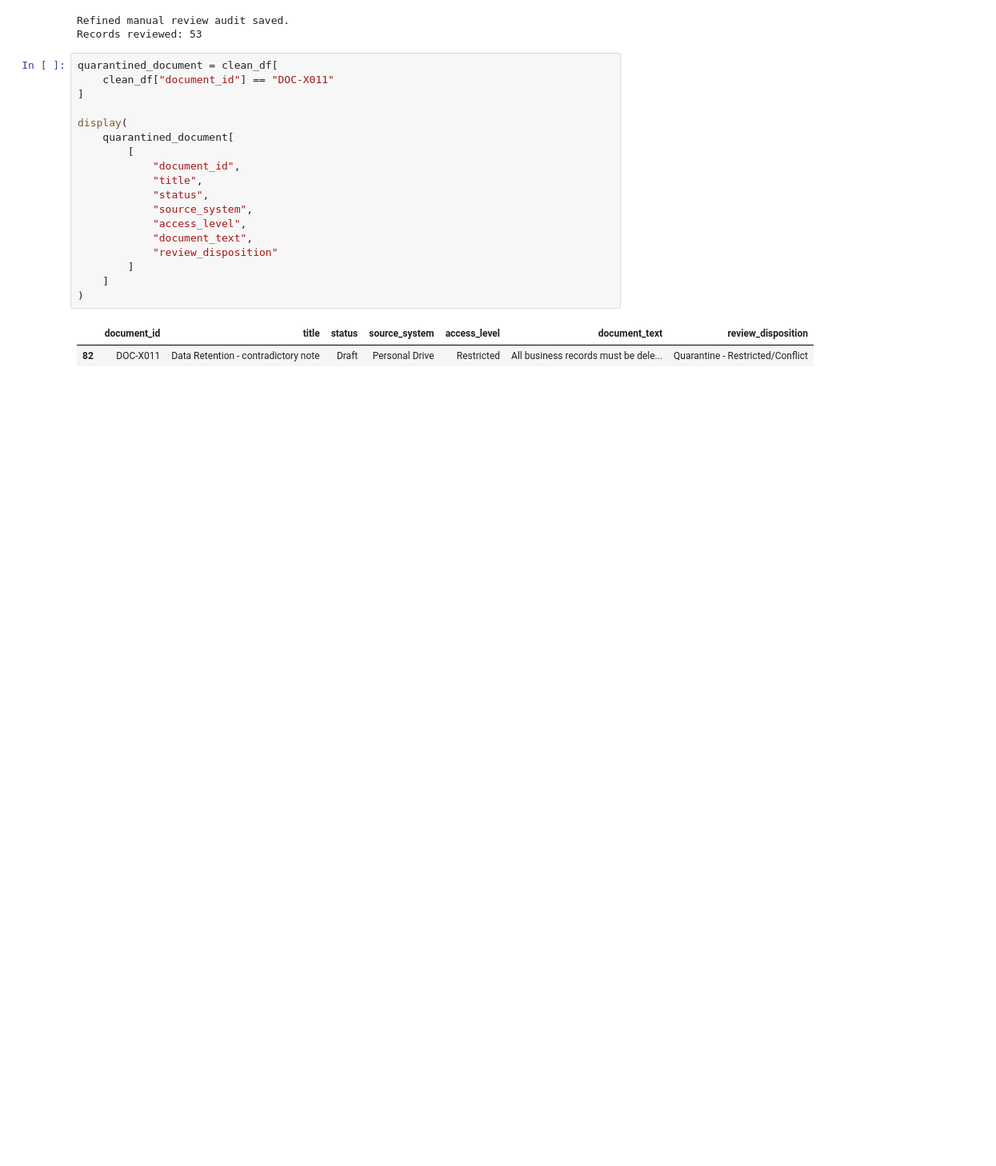
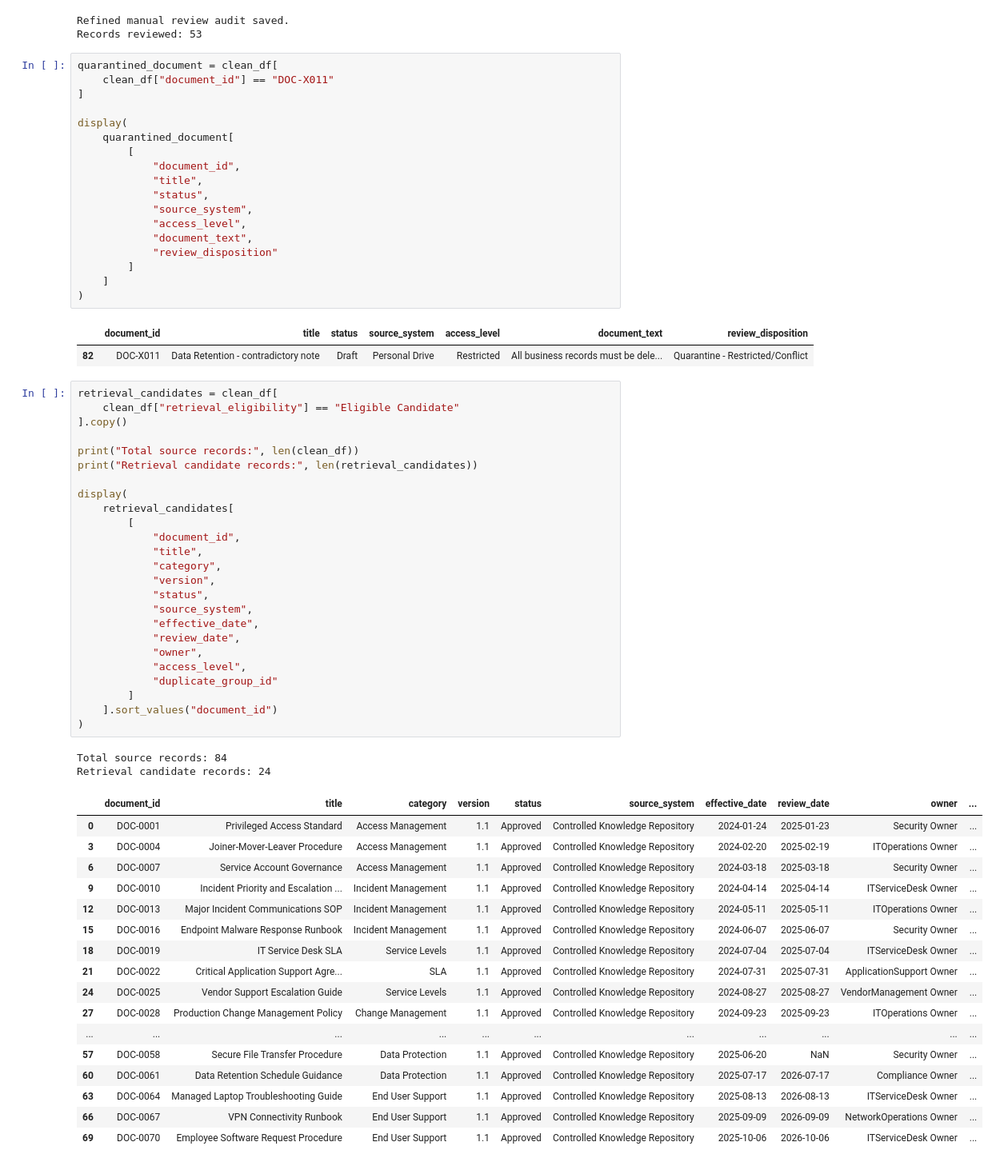
Before and after one commit to anurag-insights/RAG-Based-AI-Document-Assistant-, a Jupyter notebook: notebooks/02_Data_Cleaning.ipynb, the cells around one changed output. Shown at 80% size. Saved outputs shown, nothing was run; the diff lists cells and outputs as text; blank space fills up the shorter version.

Commit message:
validation of processed data

```diff
--- a/notebooks/02_Data_Cleaning.ipynb
+++ b/notebooks/02_Data_Cleaning.ipynb
@@ -1347,3 +1347,48 @@ display(
 # %% [output]
 |  | document_id | title | status | source_system | access_level | document_text | review_disposition |
 | 82 | DOC-X011 | Data Retention - contradictory note | Draft | Personal Drive | Restricted | All business records must be dele... | Quarantine - Restricted/Conflict |
+# %%
+retrieval_candidates = clean_df[
+    clean_df["retrieval_eligibility"] == "Eligible Candidate"
+].copy()
+
+print("Total source records:", len(clean_df))
+print("Retrieval candidate records:", len(retrieval_candidates))
+
+display(
+    retrieval_candidates[
+        [
+            "document_id",
+            "title",
+            "category",
+            "version",
+            "status",
+            "source_system",
+            "effective_date",
+            "review_date",
+            "owner",
+            "access_level",
+            "duplicate_group_id"
+        ]
+    ].sort_values("document_id")
+)
+# %% [output]
+Total source records: 84
+Retrieval candidate records: 24
+|  | document_id | title | category | version | status | source_system | effective_date | review_date | owner | ... |
+| 0 | DOC-0001 | Privileged Access Standard | Access Management | 1.1 | Approved | Controlled Knowledge Repository | 2024-01-24 | 2025-01-23 | Security Owner | ... |
+| 3 | DOC-0004 | Joiner-Mover-Leaver Procedure | Access Management | 1.1 | Approved | Controlled Knowledge Repository | 2024-02-20 | 2025-02-19 | ITOperations Owner | ... |
+| 6 | DOC-0007 | Service Account Governance | Access Management | 1.1 | Approved | Controlled Knowledge Repository | 2024-03-18 | 2025-03-18 | Security Owner | ... |
+| 9 | DOC-0010 | Incident Priority and Escalation ... | Incident Management | 1.1 | Approved | Controlled Knowledge Repository | 2024-04-14 | 2025-04-14 | ITServiceDesk Owner | ... |
+| 12 | DOC-0013 | Major Incident Communications SOP | Incident Management | 1.1 | Approved | Controlled Knowledge Repository | 2024-05-11 | 2025-05-11 | ITOperations Owner | ... |
+| 15 | DOC-0016 | Endpoint Malware Response Runbook | Incident Management | 1.1 | Approved | Controlled Knowledge Repository | 2024-06-07 | 2025-06-07 | Security Owner | ... |
+| 18 | DOC-0019 | IT Service Desk SLA | Service Levels | 1.1 | Approved | Controlled Knowledge Repository | 2024-07-04 | 2025-07-04 | ITServiceDesk Owner | ... |
+| 21 | DOC-0022 | Critical Application Support Agre... | SLA | 1.1 | Approved | Controlled Knowledge Repository | 2024-07-31 | 2025-07-31 | ApplicationSupport Owner | ... |
+| 24 | DOC-0025 | Vendor Support Escalation Guide | Service Levels | 1.1 | Approved | Controlled Knowledge Repository | 2024-08-27 | 2025-08-27 | VendorManagement Owner | ... |
+| 27 | DOC-0028 | Production Change Management Policy | Change Management | 1.1 | Approved | Controlled Knowledge Repository | 2024-09-23 | 2025-09-23 | ITOperations Owner | ... |
+| ... | ... | ... | ... | ... | ... | ... | ... | ... | ... | ... |
+| 57 | DOC-0058 | Secure File Transfer Procedure | Data Protection | 1.1 | Approved | Controlled Knowledge Repository | 2025-06-20 | NaN | Security Owner | ... |
+| 60 | DOC-0061 | Data Retention Schedule Guidance | Data Protection | 1.1 | Approved | Controlled Knowledge Repository | 2025-07-17 | 2026-07-17 | Compliance Owner | ... |
+| 63 | DOC-0064 | Managed Laptop Troubleshooting Guide | End User Support | 1.1 | Approved | Controlled Knowledge Repository | 2025-08-13 | 2026-08-13 | ITServiceDesk Owner | ... |
+| 66 | DOC-0067 | VPN Connectivity Runbook | End User Support | 1.1 | Approved | Controlled Knowledge Repository | 2025-09-09 | 2026-09-09 | NetworkOperations Owner | ... |
+| 69 | DOC-0070 | Employee Software Request Procedure | End User Support | 1.1 | Approved | Controlled Knowledge Repository | 2025-10-06 | 2026-10-06 | ITServiceDesk Owner | ... |
```
Also changed, not shown: parts of 3 cells of this notebook.
